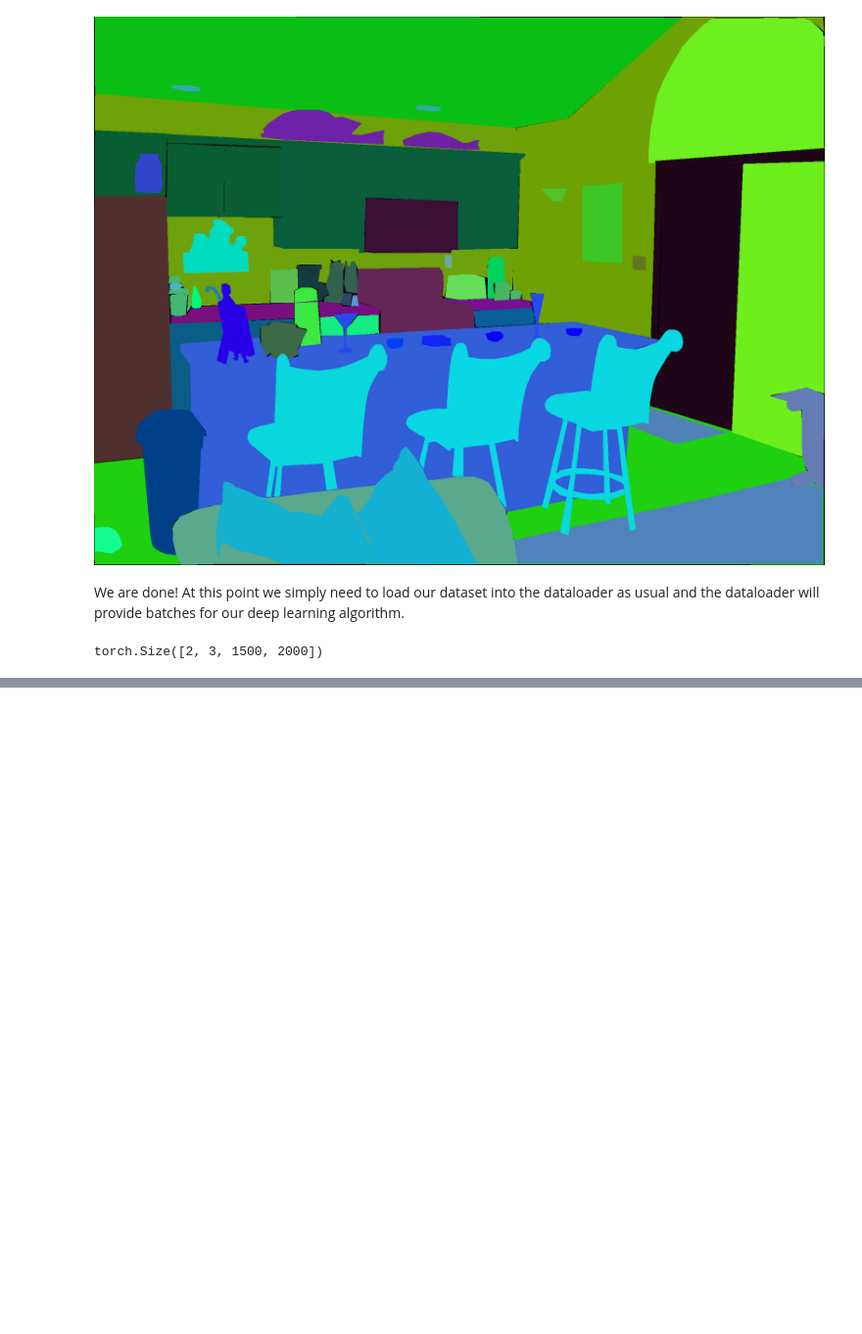
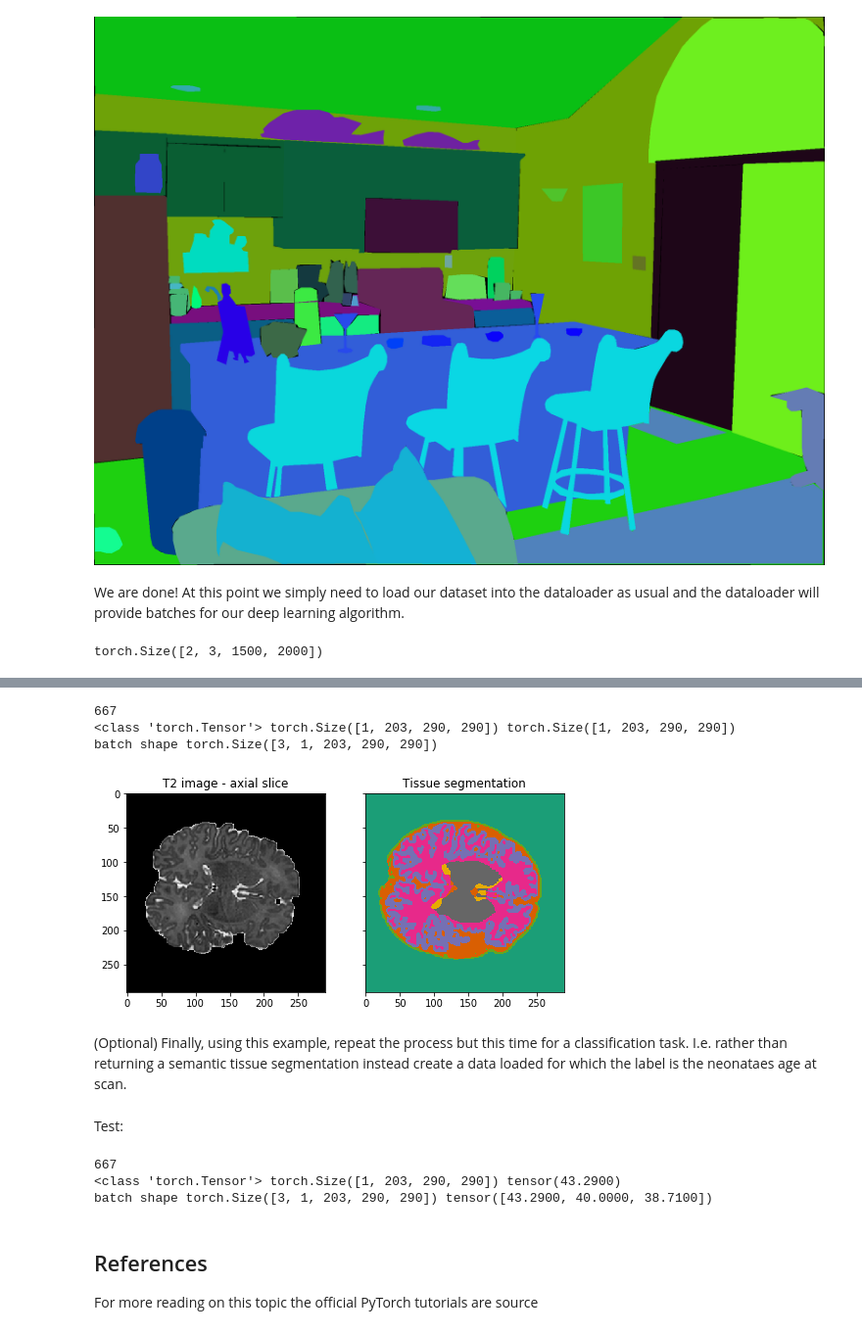
Before and after one commit to CherBass/pytorch_tutorials, a Jupyter notebook: PyTorch_Foundations.ipynb, the cells around one changed output, grey strips where cells are left out. Shown at 98% size. Cells and saved outputs as stored; diff of their text form; code cells hidden in the pictures; blank space fills up the shorter version.

```diff
--- a/PyTorch_Foundations.ipynb
+++ b/PyTorch_Foundations.ipynb
@@ -812,0 +685,3 @@ Done! We've trained an MLP! Is this a good network? For reference, a test accura
+# %%
+img_tensor=img_tensor.permute(2,0,1)
+print(img_tensor.shape)
@@ -812,0 +692,3 @@ Done! We've trained an MLP! Is this a good network? For reference, a test accura
+# %%
+img_tensor=img_tensor.unsqueeze(0)
+print(img_tensor.shape)
@@ -812,0 +699,5 @@ Done! We've trained an MLP! Is this a good network? For reference, a test accura
+# %%
+import pandas as pd
+
+meta=pd.read_pickle('dHCP_brain_data/dHCP_demographics.pkl')
+print(meta)
@@ -812,0 +724,7 @@ Done! We've trained an MLP! Is this a good network? For reference, a test accura
+# %%
+meta_sample=meta.iloc[0]
+img_path=os.path.join('dHCP_brain_data','sub-' + str(meta_sample['id']) +'_ses-' + str(meta_sample['session']) +'_T2w_restore_brain.nii.gz')
+
+img_sample=nibabel.load(img_path)
+
+print(img_path)
@@ -812,0 +799,34 @@ Done! We've trained an MLP! Is this a good network? For reference, a test accura
+# %%
+
+#2.2.1 Inistantiate an instance of the BrainSegmentationDataset class by calling the constructor
+directory = 'dHCP_brain_data'  # we define the directory of the data
+meta='dHCP_brain_data/dHCP_demographics.pkl'
+ds = BrainSegmentationDataset(directory,meta) # then we create the dataset
+
+#2.2.2 check that the length is correct
+print(ds.__len__())
+
+#2.2.3 return index 0 from getitem
+example_im,ex_label=ds.__getitem__(0)
+print(type(example_im),example_im.shape,ex_label.shape)
+
+#2.2.4 plot the 120th axial slice
+fig, ax = plt.subplots(ncols=2, sharex=True, sharey=True,
+                       figsize=(8, 4))
+ax[0].imshow(example_im[0,120,:,:], cmap=plt.cm.gray)
+ax[0].set_title('T2 image - axial slice')
+ax[1].imshow(ex_label[0,120,:,:], cmap=plt.cm.Dark2)
+ax[1].set_title('Tissue segmentation')
+
+#2.2.5 Create a class iterator using DataLoader and create a batch of size 3
+loaded_data = DataLoader(ds, batch_size = 3, shuffle = False)
+
+im_batch, lab_batch = next(iter(loaded_data)) # get a batch
+print('batch shape', im_batch.shape)
+# %% [output]
+667
+<class 'torch.Tensor'> torch.Size([1, 203, 290, 290]) torch.Size([1, 203, 290, 290])
+batch shape torch.Size([3, 1, 203, 290, 290])
+[figure, added]
+# %% [markdown]
+(Optional) Finally, using this example, repeat the process but this time for a classification task. I.e. rather than returning a semantic tissue segmentation instead create a data loaded for which the label is the neonataes age at scan.
@@ -812,0 +876,28 @@ Done! We've trained an MLP! Is this a good network? For reference, a test accura
+# %% [markdown]
+Test:
+# %%
+#2.2.1 Instantiate
+directory = 'dHCP_brain_data'  # we define the directory of the data
+meta='dHCP_brain_data/dHCP_demographics.pkl'
+label='scan_ga'
+ds = BrainAgeRegressionDataset(directory,meta,label) # then we create the dataset
+
+#2.2.2 check that the length is correct
+print(ds.__len__())
+
+#2.2.3 return index 0 from getitem
+example_im,ex_label=ds.__getitem__(0)
+print(type(example_im),example_im.shape,ex_label)
+
+loaded_data = DataLoader(ds, batch_size = 3, shuffle = False)
+
+im_batch, lab_batch = next(iter(loaded_data)) # get a batch
+print('batch shape', im_batch.shape,lab_batch)
+# %% [output]
+667
+<class 'torch.Tensor'> torch.Size([1, 203, 290, 290]) tensor(43.2900)
+batch shape torch.Size([3, 1, 203, 290, 290]) tensor([43.2900, 40.0000, 38.7100])
+# %% [markdown]
+## References
+
+For more reading on this topic the official PyTorch tutorials are  source
```
Also changed, not shown: parts of 59 cells of this notebook.
